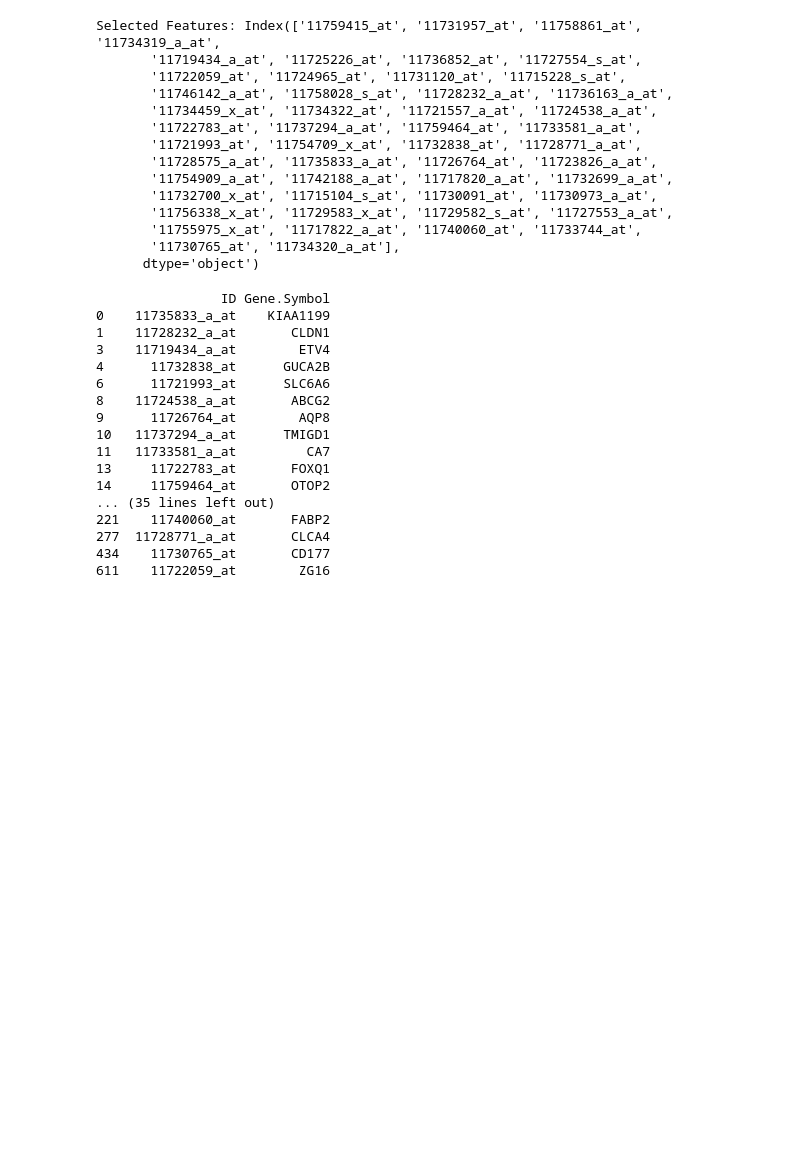
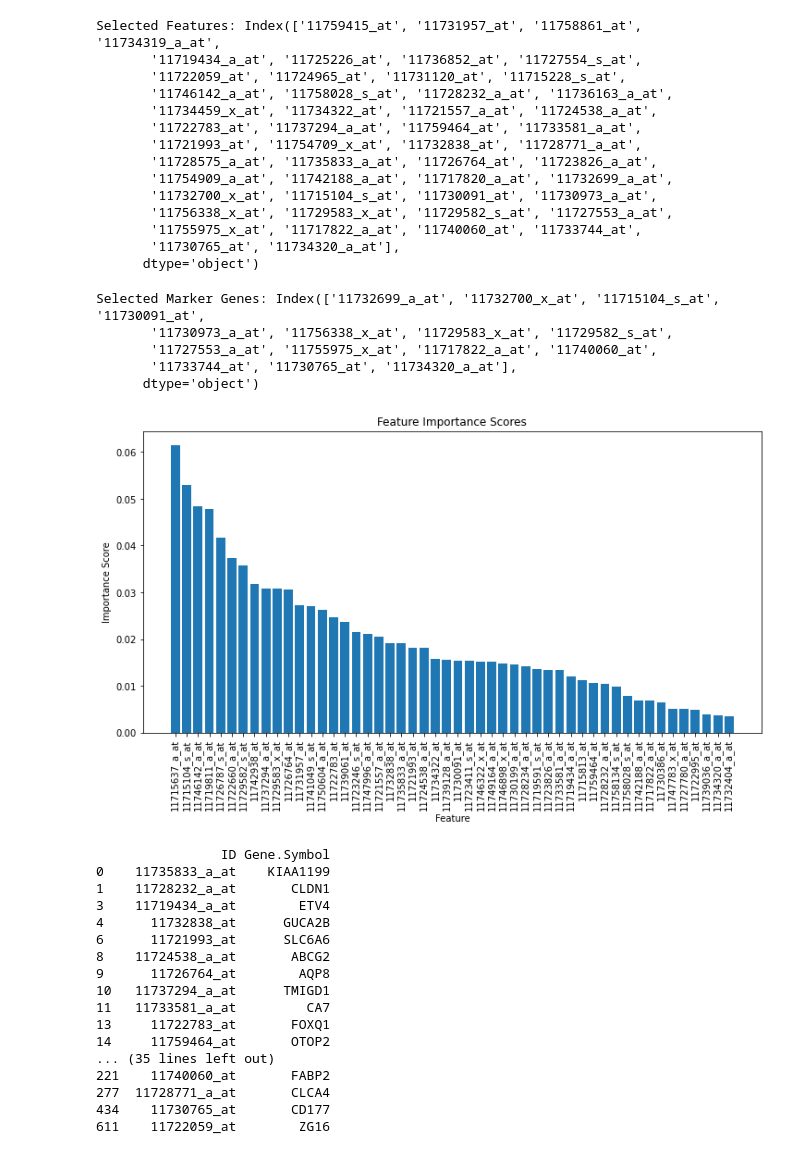
Before and after one commit to pritambera2000/BU_Bioinformatics, a Jupyter notebook: Notebooks/Cancer/Colorectal/colorectal_deg_feature_selection_lfc_oversampling_mrmr.ipynb, the cells around one changed output. Drawn from its saved outputs; the diff is of its cells as text; code cells hidden in the pictures; blank space fills up the shorter version.

```diff
--- a/Notebooks/Cancer/Colorectal/colorectal_deg_feature_selection_lfc_oversampling_mrmr.ipynb
+++ b/Notebooks/Cancer/Colorectal/colorectal_deg_feature_selection_lfc_oversampling_mrmr.ipynb
@@ -225,6 +264,35 @@ Selected Features: Index(['11759415_at', '11731957_at', '11758861_at', '11734319
        '11755975_x_at', '11717822_a_at', '11740060_at', '11733744_at',
        '11730765_at', '11734320_a_at'],
       dtype='object')
+# %%
+# Get top k marker genes based on importance scores
+top_k_marker_genes = 15  # You can change this value to select a different number of marker genes
+top_marker_genes = np.argsort(feature_importances)[-top_k_marker_genes:]
+marker_genes_names = X_train.columns[top_marker_genes]
+print("Selected Marker Genes:", marker_genes_names)
+# %% [output]
+Selected Marker Genes: Index(['11732699_a_at', '11732700_x_at', '11715104_s_at', '11730091_at',
+       '11730973_a_at', '11756338_x_at', '11729583_x_at', '11729582_s_at',
+       '11727553_a_at', '11755975_x_at', '11717822_a_at', '11740060_at',
+       '11733744_at', '11730765_at', '11734320_a_at'],
+      dtype='object')
+# %%
+import matplotlib.pyplot as plt
+
+# Sort the feature importance scores in descending order
+sorted_feature_importance = np.sort(feature_importances)[::-1]
+sorted_feature_names = [X_train.columns[np.argsort(feature_importances)[::-1]][i] for i in range(len(sorted_feature_importance))]
+
+# Plot the feature importance scores
+plt.figure(figsize=(12, 6))
+plt.bar(range(len(sorted_feature_importance)), sorted_feature_importance)
+plt.xticks(range(len(sorted_feature_names)), sorted_feature_names, rotation=90)
+plt.xlabel('Feature')
+plt.ylabel('Importance Score')
+plt.title('Feature Importance Scores')
+plt.show()
+# %% [output]
+[figure, added]
 # %%
 df = pd.read_csv('../../../colorectal_annot.csv')
 # %%
```
Also changed, not shown: parts of 14 cells of this notebook.
